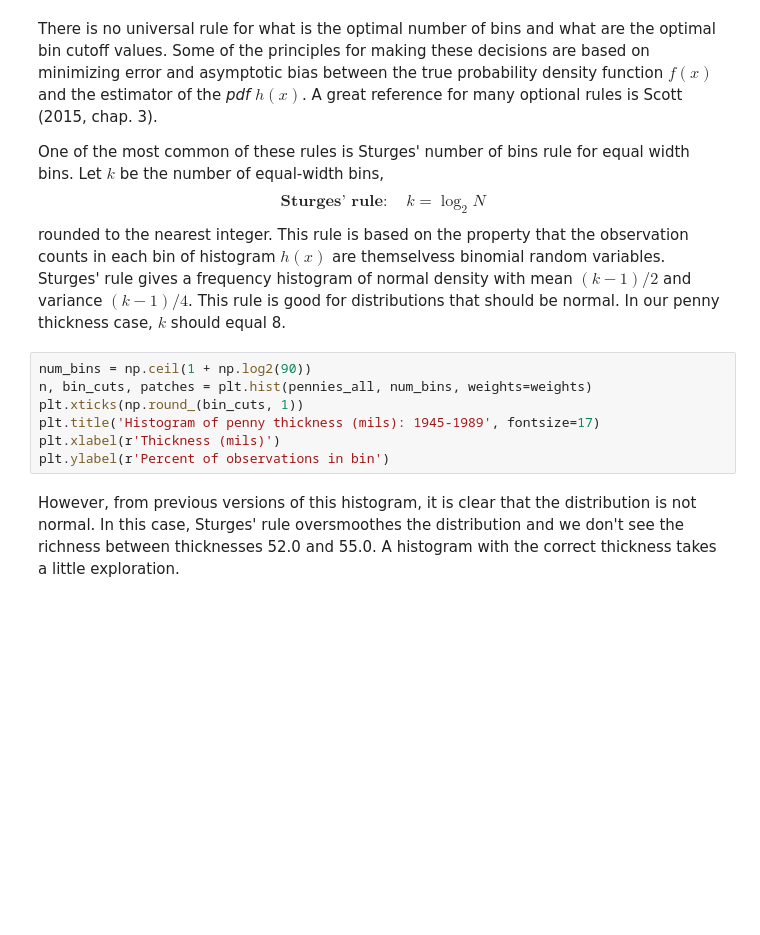
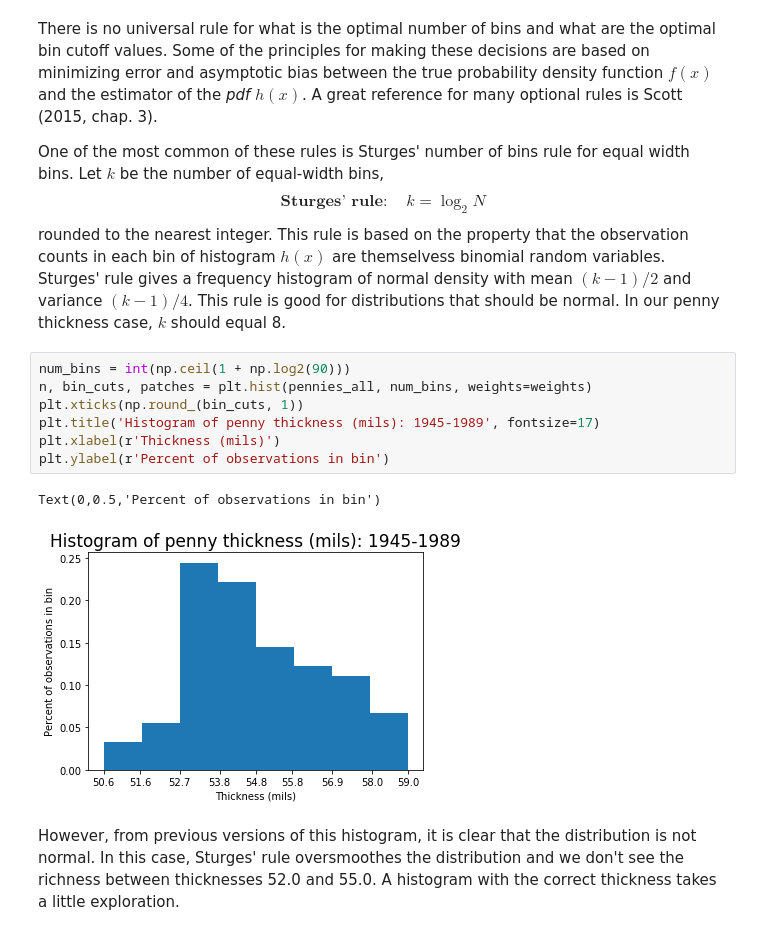
Before and after one commit to OpenSourceEcon/BootCamp2018, a Jupyter notebook: Tutorials/PythonVisualize.ipynb, the cells around one changed output. Cells and saved outputs as stored; diff of their text form; blank space fills up the shorter version.

```diff
--- a/Tutorials/PythonVisualize.ipynb
+++ b/Tutorials/PythonVisualize.ipynb
@@ -271,12 +343,15 @@ One of the most common of these rules is Sturges' number of bins rule for equal
 $$\textbf{Sturges' rule}:\quad k = \log_2 N$$
 rounded to the nearest integer. This rule is based on the property that the observation counts in each bin of histogram $h(x)$ are themselvess binomial random variables. Sturges' rule gives a frequency histogram of normal density with mean $(k-1)/2$ and variance $(k-1)/4$. This rule is good for distributions that should be normal. In our penny thickness case, $k$ should equal 8.
 # %%
-num_bins = np.ceil(1 + np.log2(90))
+num_bins = int(np.ceil(1 + np.log2(90)))
 n, bin_cuts, patches = plt.hist(pennies_all, num_bins, weights=weights)
 plt.xticks(np.round_(bin_cuts, 1))
 plt.title('Histogram of penny thickness (mils): 1945-1989', fontsize=17)
 plt.xlabel(r'Thickness (mils)')
 plt.ylabel(r'Percent of observations in bin')
+# %% [output]
+Text(0,0.5,'Percent of observations in bin')
+[figure, added]
 # %% [markdown]
 However, from previous versions of this histogram, it is clear that the distribution is not normal. In this case, Sturges' rule oversmoothes the distribution and we don't see the richness between thicknesses 52.0 and 55.0. A histogram with the correct thickness takes a little exploration.
 # %% [markdown]
```
Also changed, not shown: parts of 22 cells of this notebook, 8 other files.
